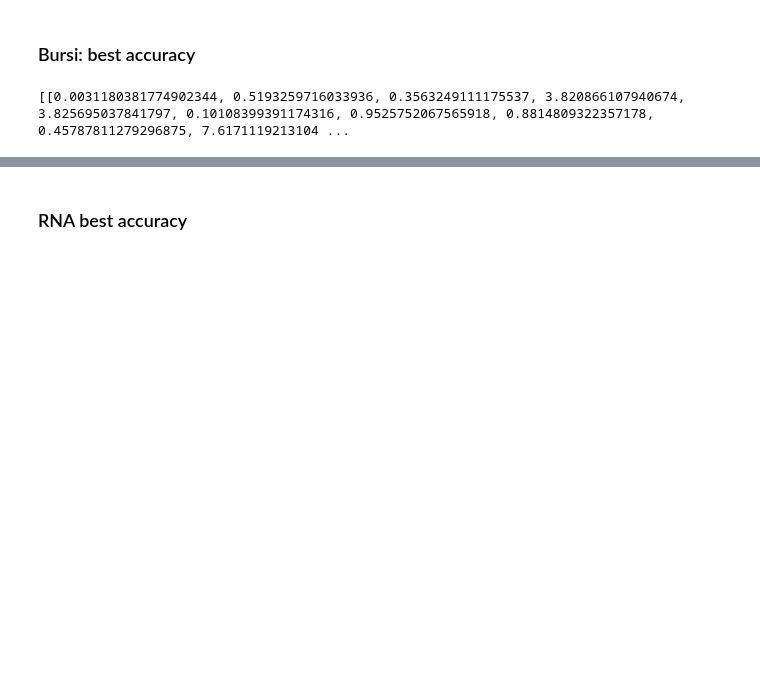
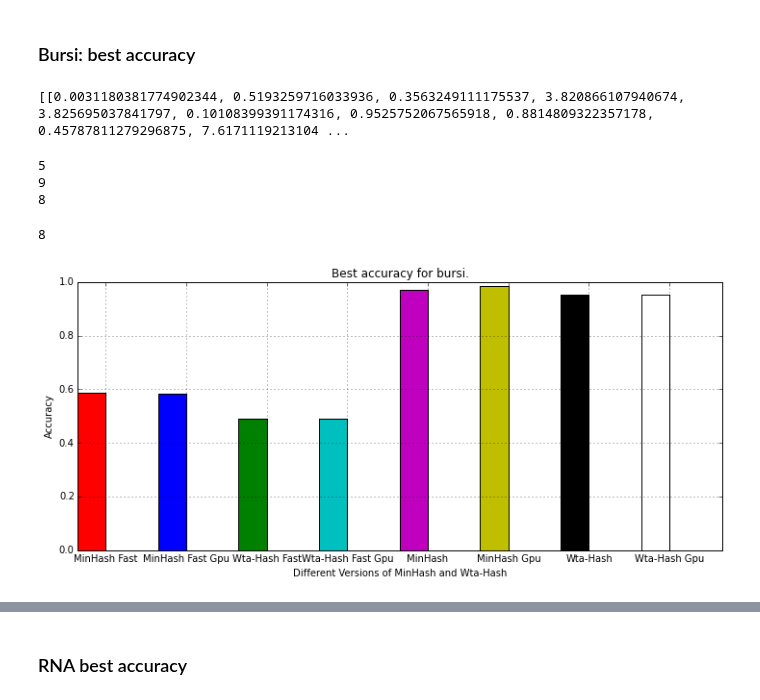
Before and after one commit to joachimwolff/sparse-neighbors-search, a Jupyter notebook: example/MinHash vs Wta-Hash.ipynb, the cells around one changed output, grey strips where cells are left out. Saved outputs shown, nothing was run; the diff lists cells and outputs as text; code cells hidden in the pictures; blank space fills up the shorter version.

Commit message:
working on benchmarks

```diff
--- a/example/MinHash vs Wta-Hash.ipynb
+++ b/example/MinHash vs Wta-Hash.ipynb
@@ -60,3 +62,26 @@ print foo
 [[0.0031180381774902344, 0.5193259716033936, 0.3563249111175537, 3.820866107940674, 3.825695037841797, 0.10108399391174316, 0.9525752067565918, 0.8814809322357178, 0.45787811279296875, 7.6171119213104 ...
 # %%
 best_accuracy_5200U = measureMinHashWtaHash(datasetBursi, minHash, wtaHash)
+# %%
+print len(best_accuracy_5200U[0])
+print len(best_accuracy_5200U[1])
+print len(best_accuracy_5200U[2])
+# %% [output]
+5
+9
+8
+# %%
+best_accuracy_5200U = [[0.0072629451751708984, 27.322057962417603, 4.12518310546875, 86.00688099861145, 85.87369108200073], [4.287560939788818, 0.49190306663513184, 0.4720790386199951, 0.9516949653625488, 1.0273680686950684, 3.2188611030578613, 8.745764970779419, 3.218425989151001, 3.2059741020202637], [0.5876181692414111, 0.5846437629697948, 0.49077703481669355, 0.49077703481669355, 0.9712935208669587, 0.9845284759050035, 0.9530551072169703, 0.9530551072169703]]
+# %%
+print len(best_accuracy_5200U[2])
+plotDataBenchmark(data=best_accuracy_5200U[2], color=["r", "b", "g", "c", "m", "y", "k", "w"],
+         label=["MinHash Fast", "MinHash Fast Gpu", "Wta-Hash Fast","Wta-Hash Fast Gpu",
+               "MinHash", "MinHash Gpu", "Wta-Hash","Wta-Hash Gpu"],
+        xticks=["MinHash Fast", "MinHash Fast Gpu", "Wta-Hash Fast","Wta-Hash Fast Gpu",
+               "MinHash", "MinHash Gpu", "Wta-Hash","Wta-Hash Gpu"],
+         ylabel="Accuracy", number_of_instances=8, bar_width=0.35, figure_size=(12, 5),
+        xlabel="Different Versions of MinHash and Wta-Hash", log = False,
+         number_of_features=1, title='Best accuracy for bursi.')
+# %% [output]
+8
+[figure, added]
```
Also changed, not shown: parts of 30 cells of this notebook, 2 other files.
